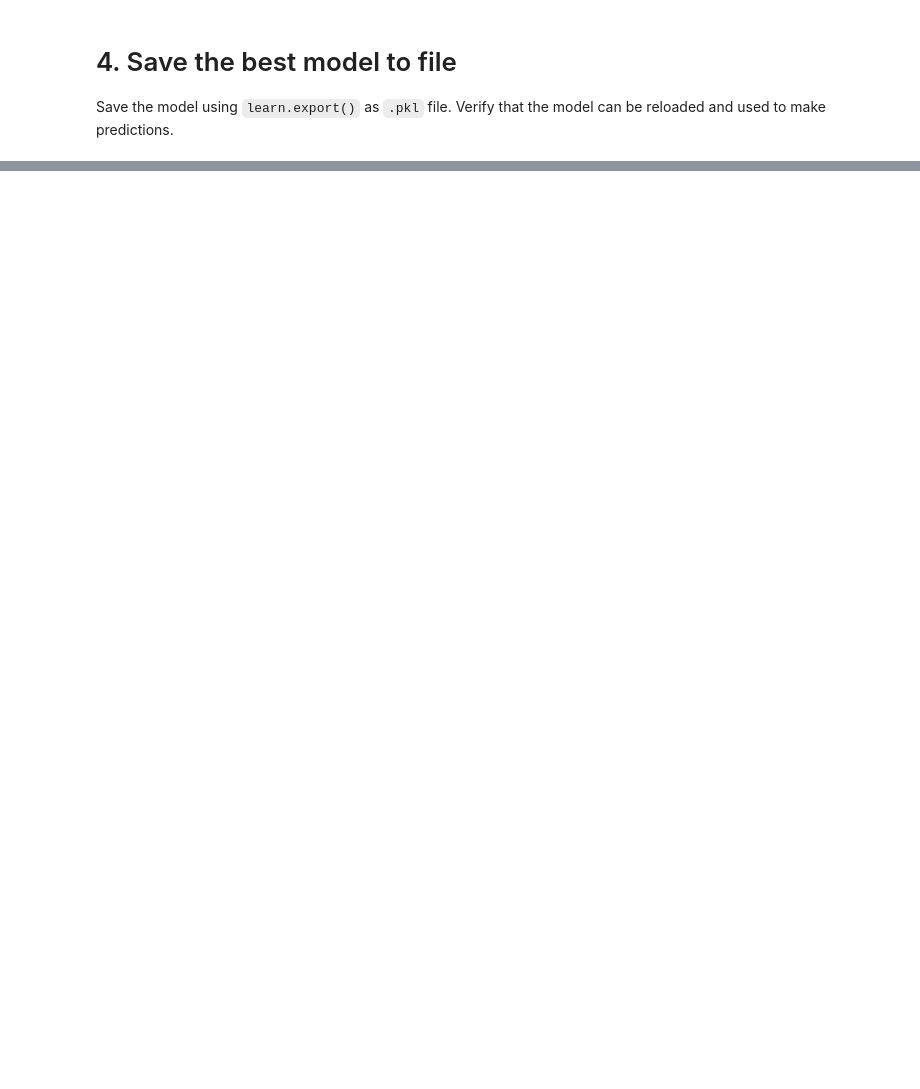
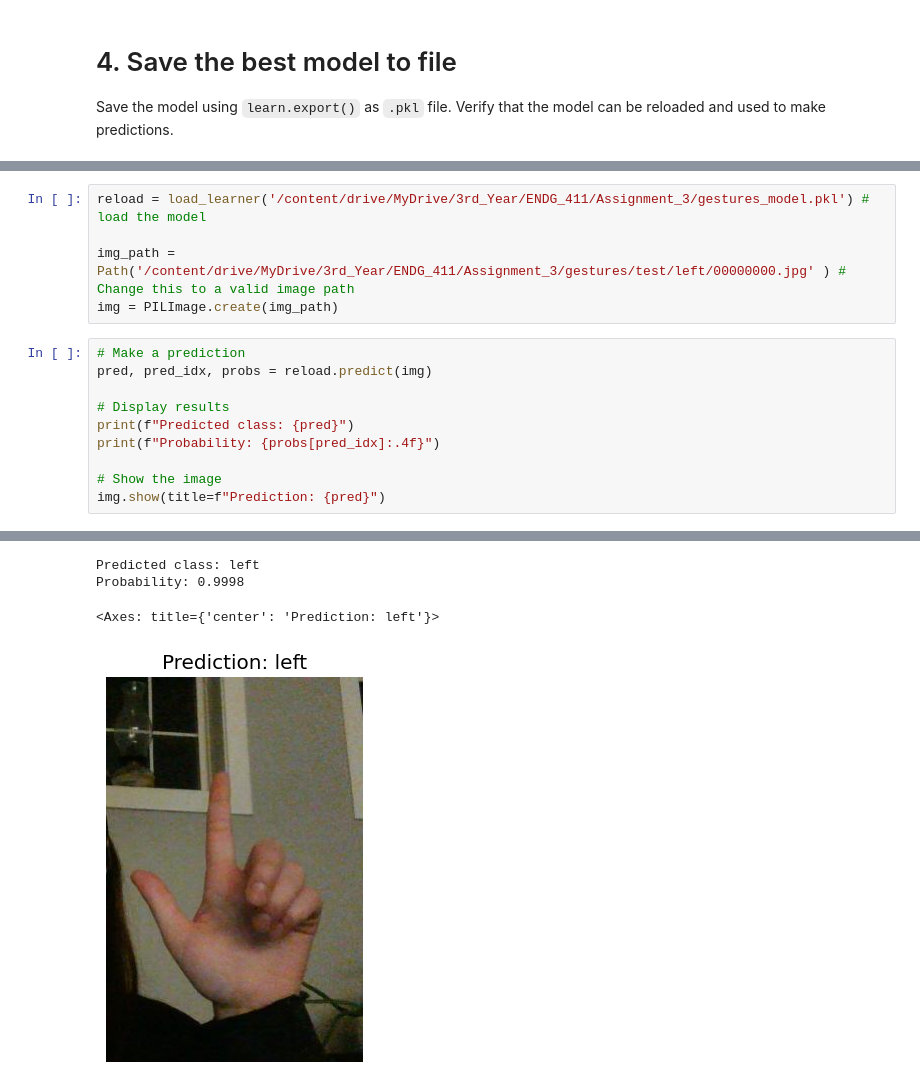
Before and after one commit to isabelconklin/ENDG310-Project-1-F2023, a Jupyter notebook: a3_model_training.ipynb, the cells around one changed output, grey strips where cells are left out. Cells and saved outputs as stored; diff of their text form; blank space fills up the shorter version.

```diff
--- a/a3_model_training.ipynb
+++ b/a3_model_training.ipynb
@@ -120,0 +206,16 @@ Save the model using `learn.export()` as `.pkl` file. Verify that the model can
+# %%
+reload = load_learner('/content/drive/MyDrive/3rd_Year/ENDG_411/Assignment_3/gestures_model.pkl') # load the model
+
+img_path = Path('/content/drive/MyDrive/3rd_Year/ENDG_411/Assignment_3/gestures/test/left/00000000.jpg' ) # Change this to a valid image path
+img = PILImage.create(img_path)
+# %%
+# Make a prediction
+pred, pred_idx, probs = reload.predict(img)
+
+# Display results
+print(f"Predicted class: {pred}")
+print(f"Probability: {probs[pred_idx]:.4f}")
+
+# Show the image
+img.show(title=f"Prediction: {pred}")
+# %% [output]
@@ -121,3 +223,7 @@ Save the model using `learn.export()` as `.pkl` file. Verify that the model can
+Predicted class: left
+Probability: 0.9998
+<Axes: title={'center': 'Prediction: left'}>
+[figure, added]
 # %% [markdown]
 # 5. Summary and Conclusion
 
```
Also changed, not shown: parts of 21 cells of this notebook.
